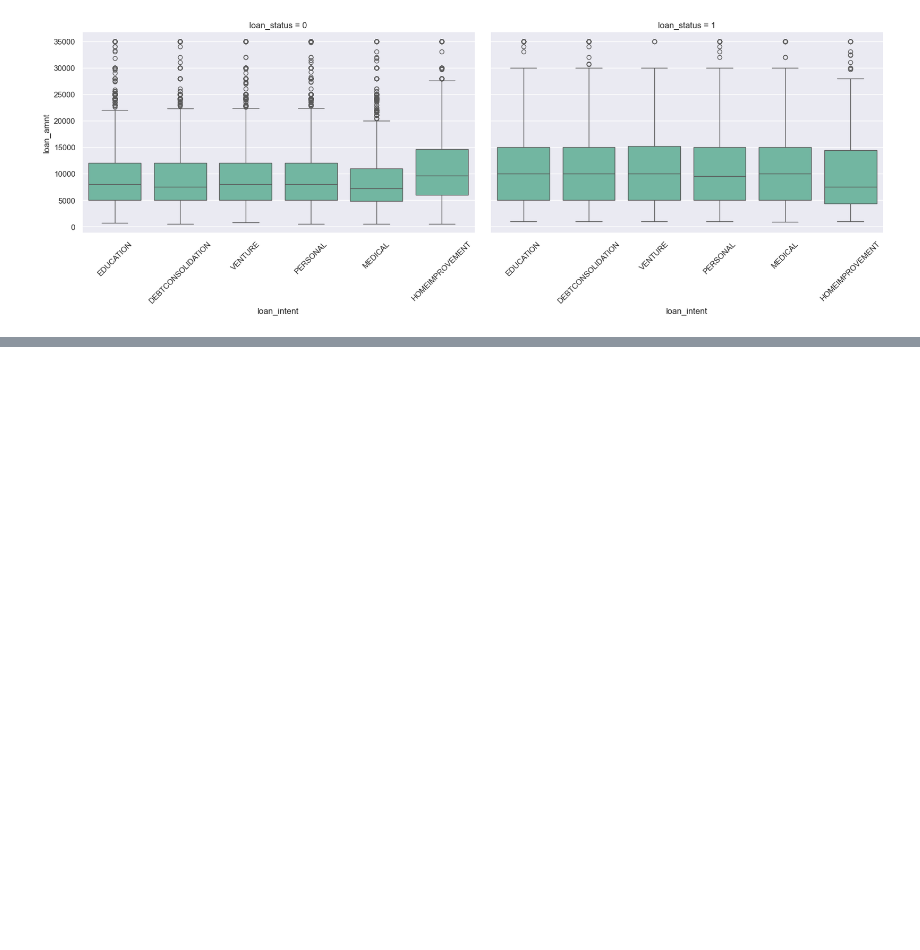
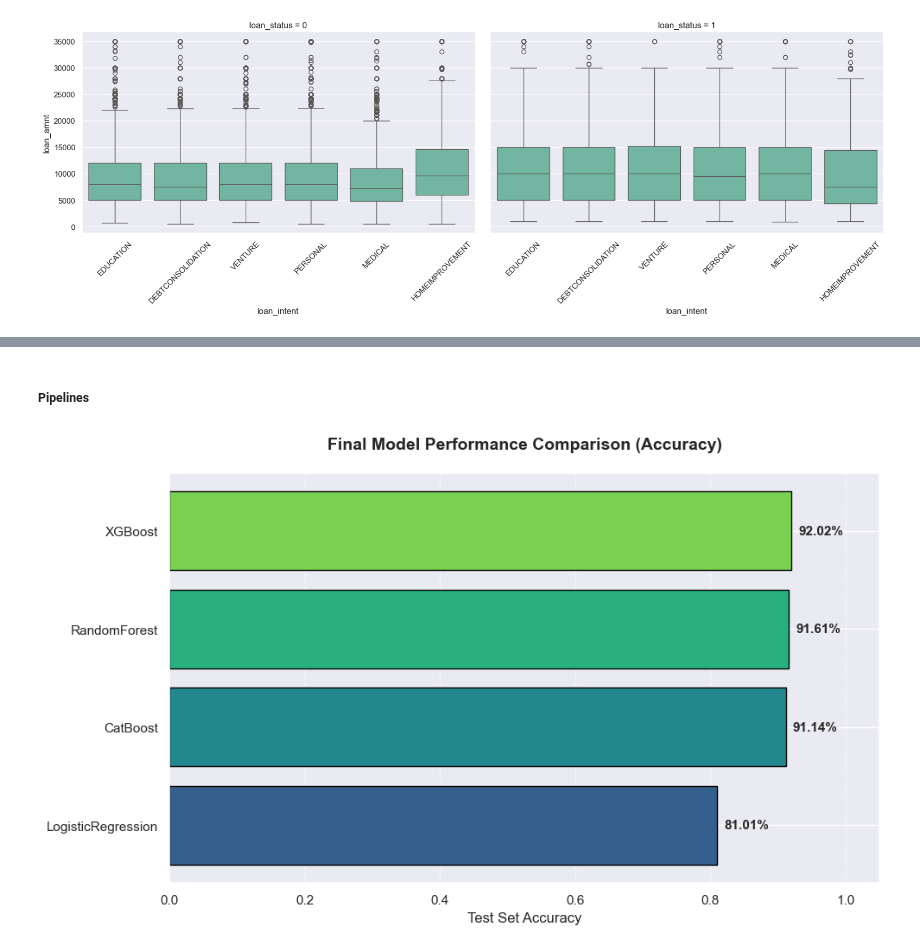
Before and after one commit to ethanhopkins101/DataScience-Projects, a Jupyter notebook: credit_risk/credit_risk.ipynb, the cells around one changed output, grey strips where cells are left out. Drawn from its saved outputs; the diff is of its cells as text; code cells hidden in the pictures; blank space fills up the shorter version.

Commit message:
model selection and gridsearch for credit risk data

```diff
--- a/credit_risk/credit_risk.ipynb
+++ b/credit_risk/credit_risk.ipynb
@@ -323,0 +368,2 @@ Name: loan_amnt, dtype: float64
+# %% [markdown]
+##### Pipelines
@@ -323,0 +380,16 @@ Name: loan_amnt, dtype: float64
+# %%
+inputs= df.drop('loan_status', axis= 1)
+target= df[['loan_status']]
+x_train, x_test, y_train, y_test= tts(inputs, target, random_state= 22, test_size= 0.2, stratify= target)
+num_col= inputs.select_dtypes(include= 'number').columns
+obj_col= inputs.select_dtypes(include= 'object').columns
+num_pipe= Pipeline([
+    ('std', StandardScaler())
+])
+obj_pipe= Pipeline([
+    ('encode', OneHotEncoder(handle_unknown= 'ignore', sparse_output= False))
+])
+preprocessor= ColumnTransformer([
+    ('num', num_pipe, num_col),
+    ('obj', obj_pipe, obj_col)
+])
@@ -323,0 +464,56 @@ Name: loan_amnt, dtype: float64
+# %%
+results = {}
+best_models = {}
+# Loop through the dictionary and execute RandomizedSearchCV
+for name, config in model_config.items():
+    # Construct the pipeline
+    pipe = Pipeline([
+        ('preprocessor', preprocessor),
+        ('model', config['model'])
+    ])
+
+    # Initialize Search (Optimized for low-end PC)
+    search = RandomizedSearchCV(
+        estimator=pipe,
+        param_distributions=config['params'],
+        n_iter=5,          # Low iterations for speed
+        cv=3,              # 3-fold cross-validation
+        scoring='accuracy',
+        n_jobs=-1,         # Use all CPU cores
+        random_state=42
+    )
+
+    # Fit on your training data
+    search.fit(x_train, y_train)
+    best_models[name] = search
+    # Calculate Accuracy on your test set
+    test_accuracy = search.score(x_test, y_test)
+    results[name] = test_accuracy
+
+# --- Plotting the Results ---
+# Convert results to a sorted DataFrame
+results_df = pd.DataFrame(list(results.items()), columns=['Model', 'Accuracy'])
+results_df = results_df.sort_values(by='Accuracy', ascending=True) # Ascending for horizontal plot order
+
+plt.style.use('seaborn-v0_8-muted') # Nice look
+plt.figure(figsize=(10, 6))
+
+colors = plt.cm.viridis(np.linspace(0.3, 0.8, len(results_df)))
+bars = plt.barh(results_df['Model'], results_df['Accuracy'], color=colors, edgecolor='black')
+
+# Formatting and labels
+plt.title('Final Model Performance Comparison (Accuracy)', fontsize=14, fontweight='bold', pad=20)
+plt.xlabel('Test Set Accuracy', fontsize=12)
+plt.xlim(0, 1.05)
+plt.grid(axis='x', linestyle='--', alpha=0.7)
+
+# Add value labels to the end of bars
+for bar in bars:
+    width = bar.get_width()
+    plt.text(width + 0.01, bar.get_y() + bar.get_height()/2,
+             f'{width:.2%}', va='center', fontsize=11, fontweight='bold')
+
+plt.tight_layout()
+plt.show()
+# %% [output]
+[figure, added]
```
Also changed, not shown: parts of 14 cells of this notebook.
